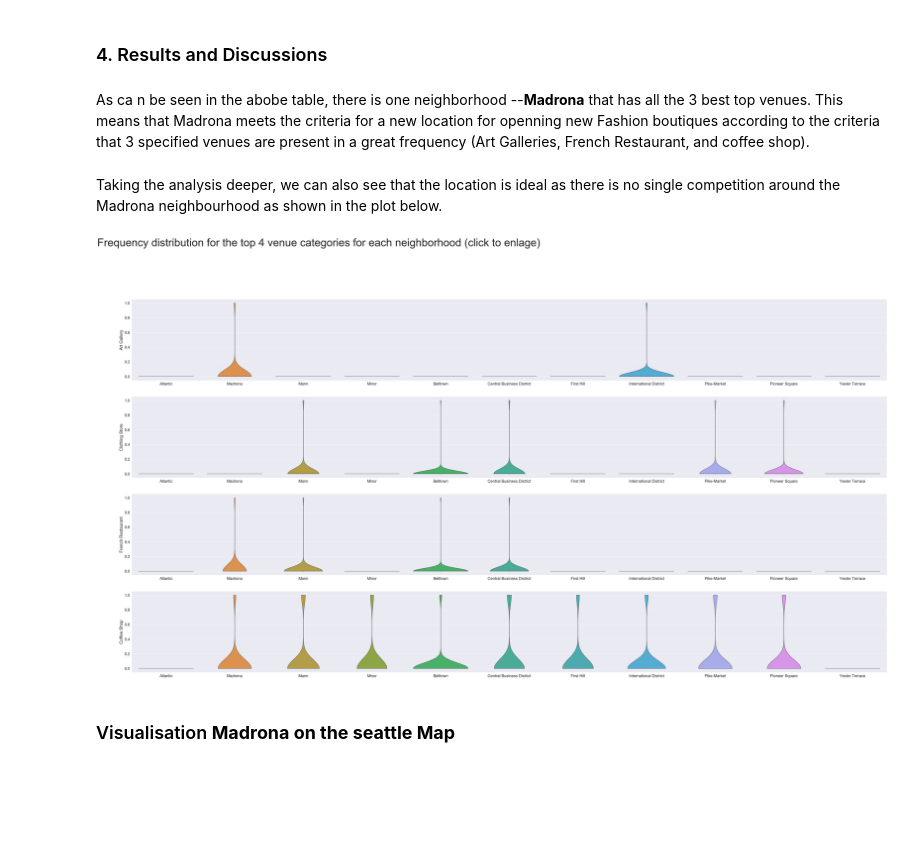
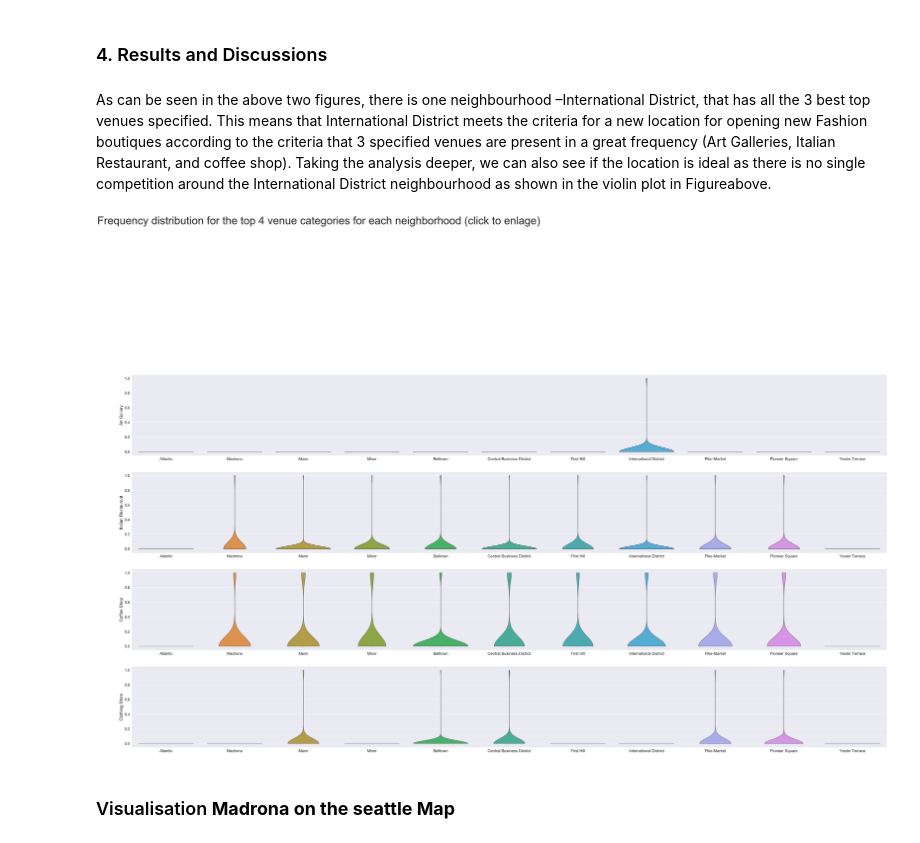
Before and after one commit to Eric-Longomo/Capstone_BattleOfNeighborhoods, a Jupyter notebook: Capstone_Project_Battle_Of_Neighbourhoods_Week2.ipynb, the cells around one changed output. Cells and saved outputs as stored; diff of their text form; code cells hidden in the pictures; blank space fills up the shorter version.

Commit message:
adds the final notebook for the final capstone project titled the battle of neighbourhoods week2

```diff
--- a/Capstone_Project_Battle_Of_Neighbourhoods_Week2.ipynb
+++ b/Capstone_Project_Battle_Of_Neighbourhoods_Week2.ipynb
@@ -940,14 +922,14 @@ The size of cluster 6 is:  784
 # %% [markdown]
 ### On top of choosing clusters let also make sure that the remaing data does contain only downtown seattle and the central district areas
 # %%
-Cluster_6a = Cluster_6[Cluster_6.District == 'Central Area']
-Cluster_6b = Cluster_6[Cluster_6.District == 'Downtown']
+Cluster_2a = Cluster_2[Cluster_2.District == 'Central Area']
+Cluster_2b = Cluster_2[Cluster_2.District == 'Downtown']
 
-Cluster_6a_b = Cluster_6a.append(Cluster_6b)
+Cluster_2a_b = Cluster_2a.append(Cluster_2b)
 
-Cluster_6New = Cluster_6a_b[['Neighbourhood', 'District', 'Latitude', 'Longitude']].copy()
-Cluster_6New = Cluster_6New.loc[:,~Cluster_6New.columns.duplicated()]
-Cluster_6New
+Cluster_2New = Cluster_2a_b[['Neighbourhood', 'District', 'Latitude', 'Longitude']].copy()
+Cluster_2New = Cluster_2New.loc[:,~Cluster_2New.columns.duplicated()]
+Cluster_2New
 # %% [output]
 |  | Neighbourhood | District | Latitude | Longitude |
 | 16 | Atlantic | Central Area | 47.590493 | -122.324313 |
@@ -966,7 +948,7 @@ Analysis of each of the neighbourhoods in cluster 6 from the results
 # %%
-Cluster_6New_venues = getNearbyVenues(names=Cluster_6New['Neighbourhood'],
-                                   latitudes=Cluster_6New['Latitude'],
-                                   longitudes=Cluster_6New['Longitude']
+Cluster_2New_venues = getNearbyVenues(names=Cluster_2New['Neighbourhood'],
+                                   latitudes=Cluster_2New['Latitude'],
+                                   longitudes=Cluster_2New['Longitude']
                                   )
 # %% [output]
 Atlantic
@@ -1014,15 +996,15 @@ There are 170 uniques categories.
 # %%
 # one hot encoding
-Cluster_6New_onehot = pd.get_dummies(Cluster_6New_venues[['Venue Category']], prefix="", prefix_sep="")
+Cluster_2New_onehot = pd.get_dummies(Cluster_2New_venues[['Venue Category']], prefix="", prefix_sep="")
 
 # add neighborhood column back to dataframe
-Cluster_6New_onehot['Neighbourhood'] = Cluster_6New_venues['Neighbourhood']
+Cluster_2New_onehot['Neighbourhood'] = Cluster_2New_venues['Neighbourhood']
 
 # move neighborhood column to the first column
-fixed_columns = [Cluster_6New_onehot.columns[-1]] + list(Cluster_6New_onehot.columns[:-1])
-Cluster_6New_onehot = Cluster_6New_onehot[fixed_columns]
+fixed_columns = [Cluster_2New_onehot.columns[-1]] + list(Cluster_2New_onehot.columns[:-1])
+Cluster_2New_onehot = Cluster_2New_onehot[fixed_columns]
 
-Cluster_6New_onehot.head()
+Cluster_2New_onehot.head()
 # %% [output]
 |  | Neighbourhood | ATM | Accessories Store | American Restaurant | Art Gallery | Art Museum | ... |
 | 0 | Atlantic | 0 | 0 | 0 | 0 | 0 | ... |
@@ -1068,40 +1051,44 @@ plt.show()
 # %% [markdown]
 ### 4. Results and Discussions
 # %% [markdown]
-As ca n be seen in the abobe table, there is one neighborhood --**Madrona** that has all the 3 best top venues. This means that Madrona meets the criteria for a new location for openning new Fashion boutiques according to the criteria that 3 specified venues are present in a great frequency (Art Galleries, French Restaurant, and coffee shop).
+As can be seen in the above two figures, there is one neighbourhood –International District, that has all the 3 best top venues specified. This means that International District meets the criteria for a new location for opening new Fashion boutiques according to the criteria that 3 specified venues are present in a great frequency (Art Galleries, Italian Restaurant, and coffee shop).
+Taking the analysis deeper, we can also see if the location is ideal as there is no single competition around the International District neighbourhood as shown in the violin plot in Figureabove.
-# %% [markdown]
-Taking the analysis deeper, we can also see that the location is ideal as there is no single competition around the Madrona neighbourhood as shown in the plot below.
 # %%
 # Categorical plot
 # Explore a plot of this data (a violin plot is used which is a density estimation of the underlying distribution).
-# The top 10 venue types as specified by the client for each neighborhood are used for the plotting.
+# The top 3 venue types as specified by the client for each neighborhood are used for the plotting.
 
 import seaborn as sns
 
 fig = plt.figure(figsize=(75,38))
 sns.set(font_scale=2)
 
 ax = plt.subplot(4,1,1)
-sns.violinplot(x="Neighbourhood", y="Art Gallery", data=Cluster_6New_onehot, cut=0);
+sns.violinplot(x="Neighbourhood", y="Art Gallery", data=Cluster_2New_onehot, cut=0);
 plt.xlabel("")
 
-ax = plt.subplot(4,1,2)
-sns.violinplot(x="Neighbourhood", y="Clothing Store", data=Cluster_6New_onehot, cut=0);
+plt.subplot(4,1,2)
+sns.violinplot(x="Neighbourhood", y="Italian Restaurant", data=Cluster_2New_onehot, cut=0);
 plt.xlabel("")
 
 plt.subplot(4,1,3)
-sns.violinplot(x="Neighbourhood", y="French Restaurant", data=Cluster_6New_onehot, cut=0);
+sns.violinplot(x="Neighbourhood", y="Coffee Shop", data=Cluster_2New_onehot, cut=0);
 plt.xlabel("")
 
 plt.subplot(4,1,4)
-sns.violinplot(x="Neighbourhood", y="Coffee Shop", data=Cluster_6New_onehot, cut=0);
+sns.violinplot(x="Neighbourhood", y="Clothing Store", data=Cluster_2New_onehot, cut=0);
 plt.xlabel("")
+
 
 ax.text(-1.0, 3.1, 'Frequency distribution for the top 4 venue categories for each neighborhood (click to enlage)', fontsize=60)
 plt.savefig ("Distribution_Frequency_Venues_10_categories.png", dpi=240)
 plt.show()
+
+#Italian Restaurant
+#Art Gallery
+#Coffee shop
 # %% [output]
-[figure, old version]
+[figure, new version]
 # %% [markdown]
 ### Visualisation **Madrona on the seattle Map**
 # %%
```
Also changed, not shown: parts of 35 cells of this notebook.
